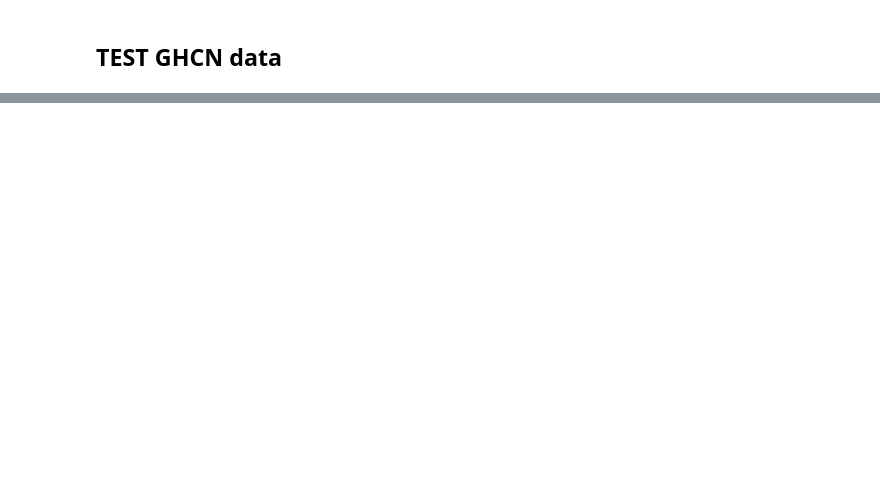
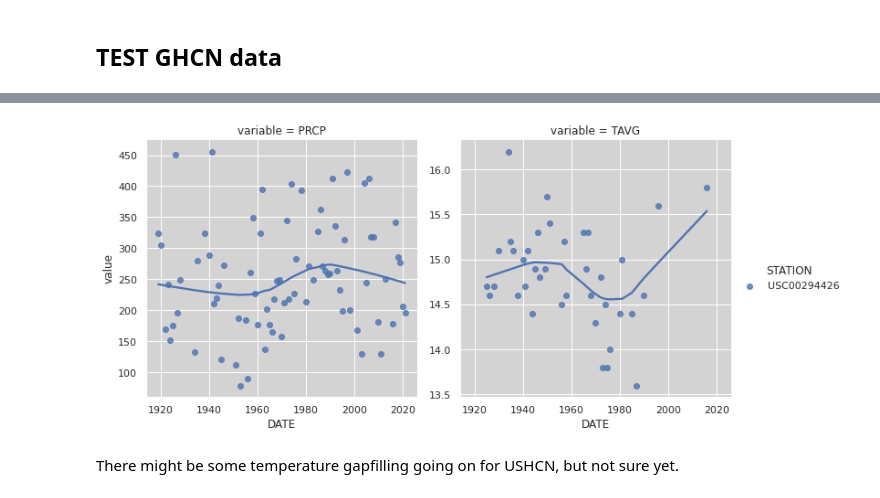
Before and after one commit to jornada-im/climate-metrics, a Jupyter notebook: notebooks/LTclimate.ipynb, the cells around one changed output, grey strips where cells are left out. Saved outputs shown, nothing was run; the diff lists cells and outputs as text; code cells hidden in the pictures; blank space fills up the shorter version.

Commit message:
test ghcn and cleanup

```diff
--- a/notebooks/LTclimate.ipynb
+++ b/notebooks/LTclimate.ipynb
@@ -344,0 +154,10 @@ test3.head()
+# %%
+# Import GHCN tools and get station file
+import climate_tools.get_ghcn as ghcn
+ghcnd_inv = ghcn.get_stationsfile()
+# %%
+search = ghcnd_inv[ghcnd_inv['name'].str.contains('JORNADA')]
+print(search)
+studystn = search.id.values.tolist()
+studystnnames = search.name.values.tolist()
+studystnlat = search.lat.values.tolist()
@@ -344,0 +185,3 @@ test3.head()
+# %%
+ann = ghcn.get_annualsummary(studystn[i],startdt='1914-12-31',enddt='2021-12-31')
+ann.tail()
@@ -344,0 +195,9 @@ test3.head()
+# %%
+ann = ann.melt(id_vars=['STATION','DATE'],value_vars=['PRCP','TAVG'])
+# %%
+g = sns.lmplot(x='DATE', y='value', hue='STATION', col='variable',
+lowess=True, data=ann, facet_kws={'sharey':False})
+# %% [output]
+[figure, added]
+# %% [markdown]
+There might be some temperature gapfilling going on for USHCN, but not sure yet.
```
Also changed, not shown: parts of 28 cells of this notebook.
